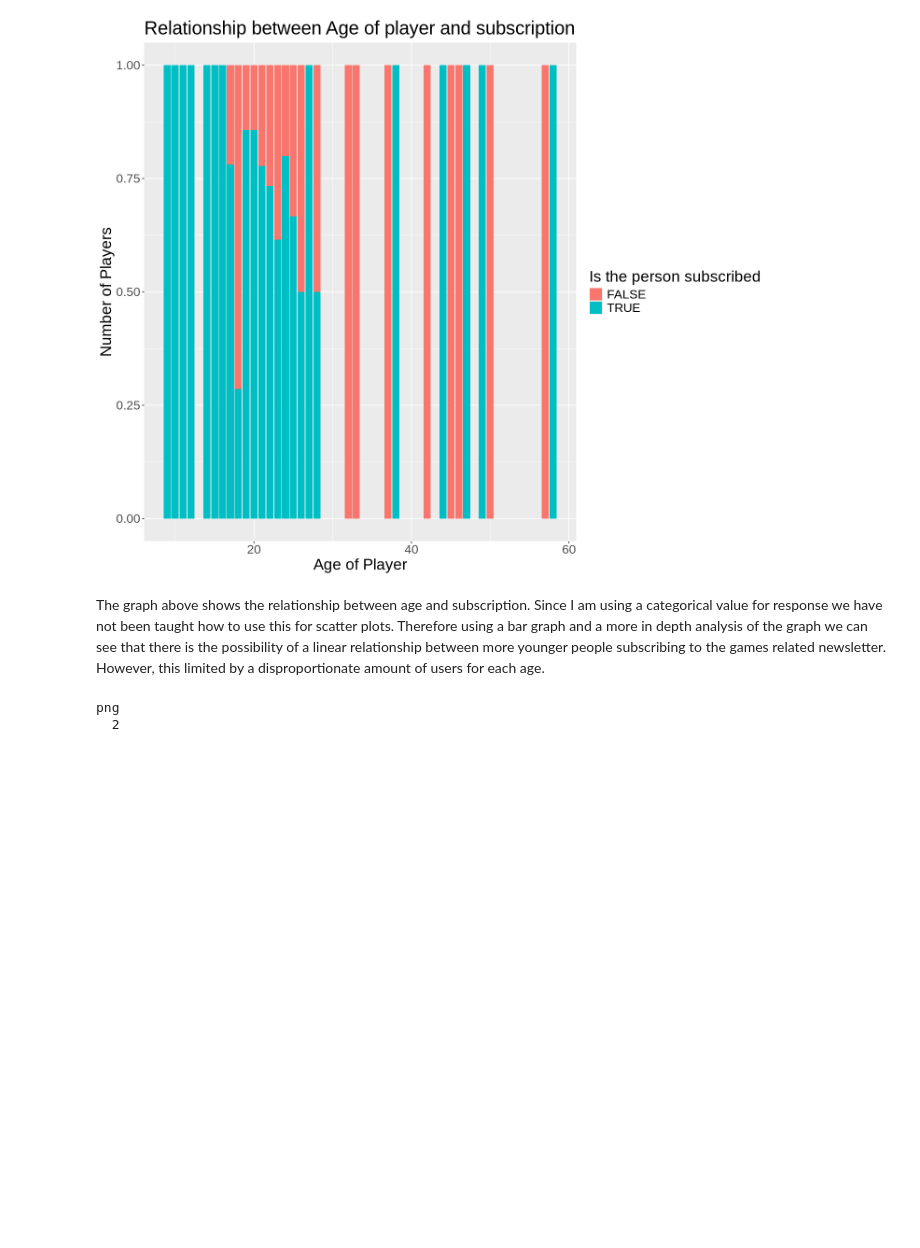
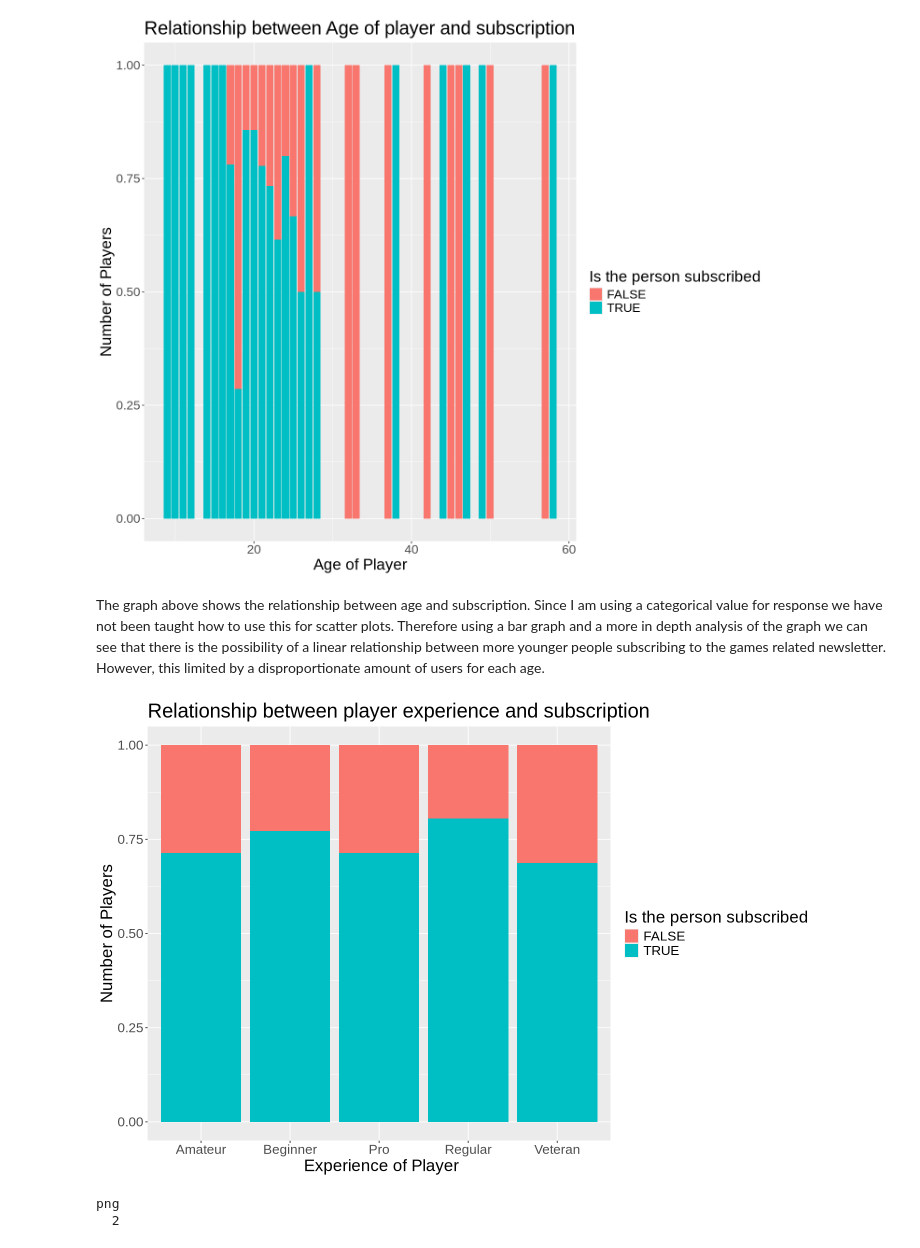
Before and after one commit to Jvantunen/DSCI_minecraft_project_group2, a Jupyter notebook: DSCI_individual_progect_Group_2.ipynb, the cells around one changed output. Saved outputs shown, nothing was run; the diff lists cells and outputs as text; code cells hidden in the pictures; blank space fills up the shorter version.

Commit message:
Changing format of Graph 2 (png)

```diff
--- a/DSCI_individual_progect_Group_2.ipynb
+++ b/DSCI_individual_progect_Group_2.ipynb
@@ -192,18 +192,20 @@ The graph above shows the relationship between age and subscription. Since I am
 # %%
 #visualization of experience vs suscribe
 options(repr.plot.width = 12, repr.plot.height = 8)
 
 graph_of_experience<- players|>
 ggplot(aes(x = experience, fill = subscribe))+
 geom_bar(position = 'fill')+
 xlab(" Experience of Player") +
 ylab("Number of Players")+
 labs(fill = "Is the person subscribed")+
 ggtitle("Relationship between player experience and subscription")+
 theme(
     text = element_text(size = 20)
   )
-
+graph_of_experience
 
 ggsave("graph_of_experience.png", graph_of_experience, width = 8, height = 6, dpi = 300)
+# %% [output]
+[figure, added]
 # %%
```
Also changed, not shown: parts of 1 cell of this notebook.
